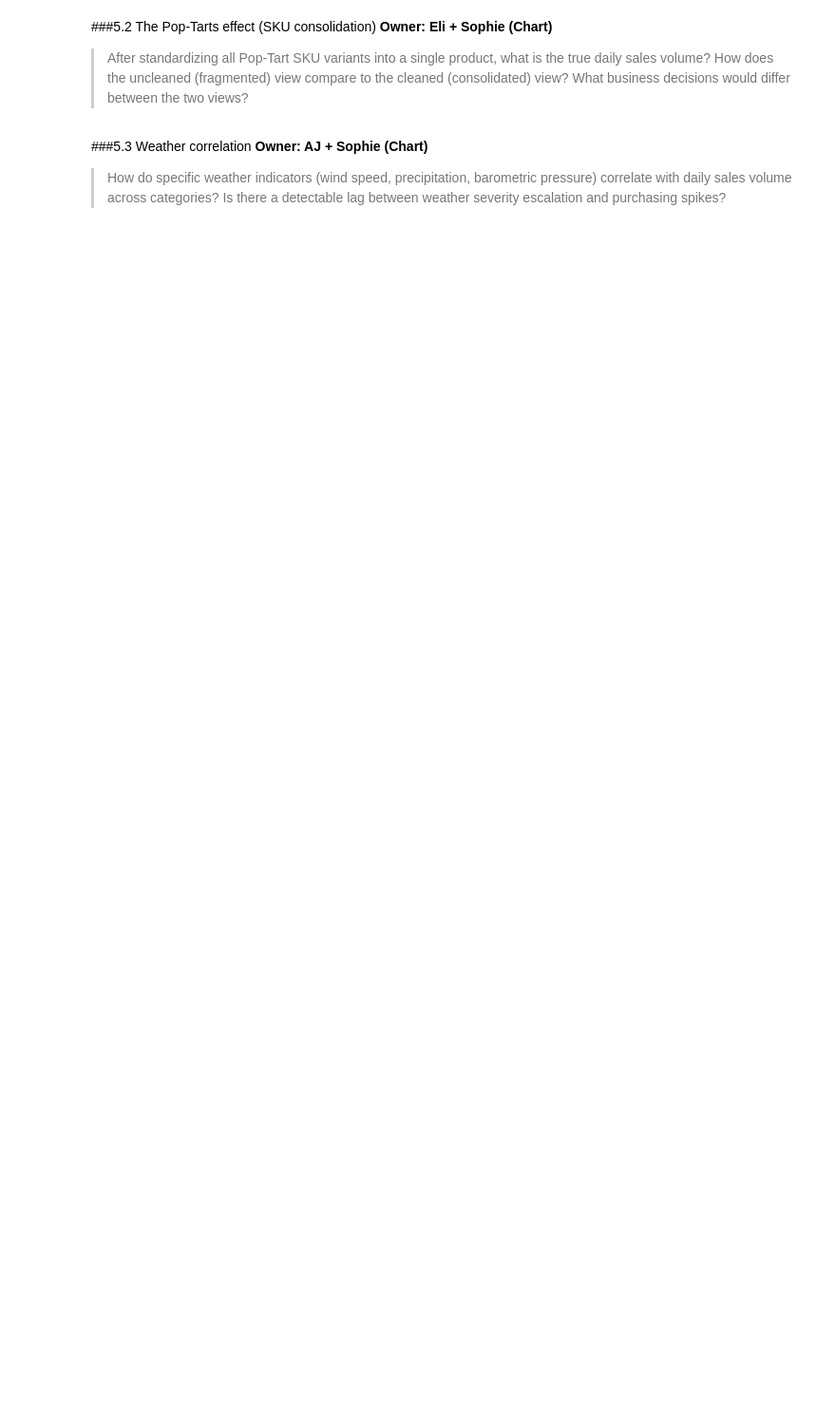
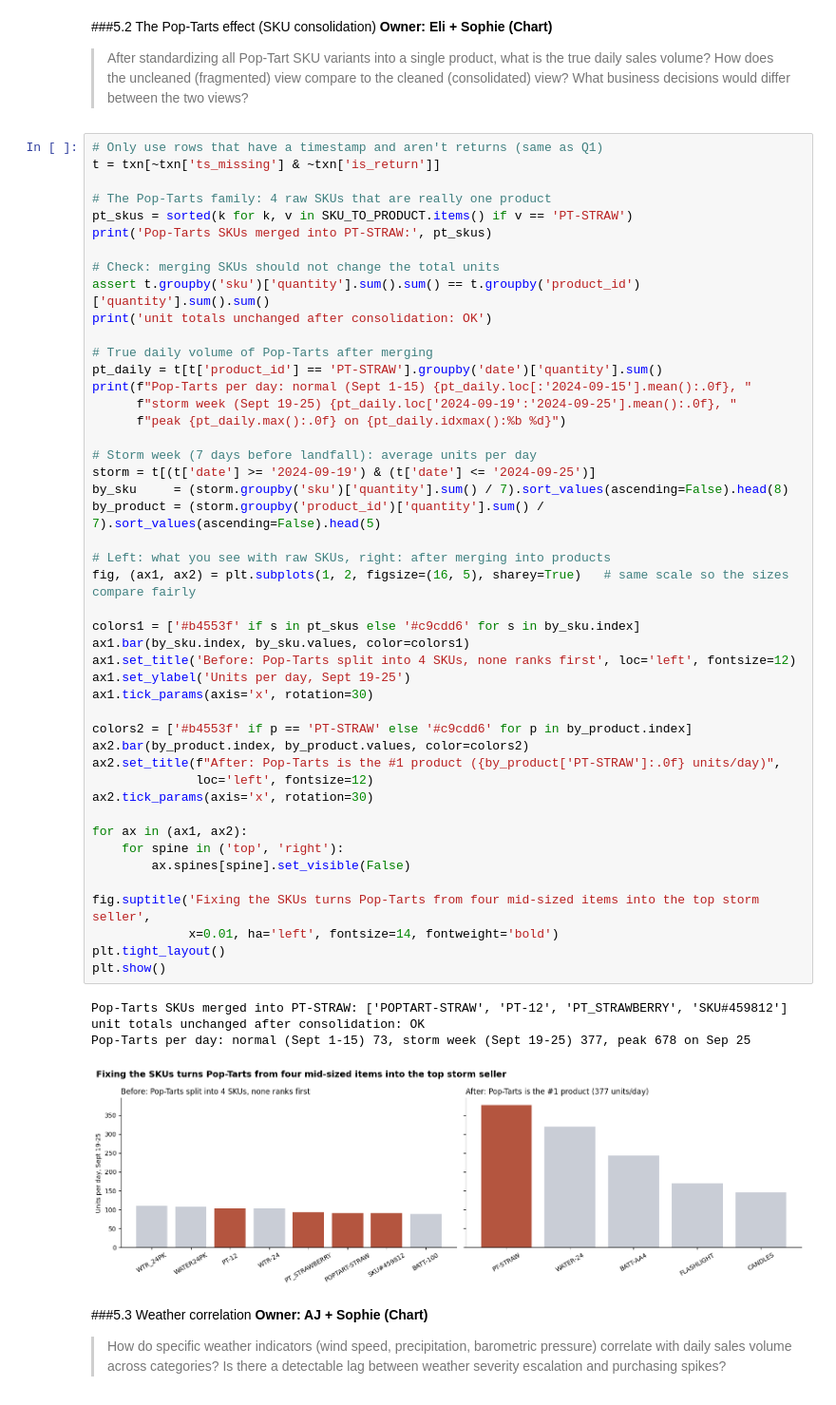
Before and after one commit to elijahschoeniger-cpu/Walmart-Project-1-, a Jupyter notebook: notebooks/team_notebook.ipynb, the cells around one changed output. Shown at 95% size. Drawn from its saved outputs; the diff is of its cells as text; blank space fills up the shorter version.

```diff
--- a/notebooks/team_notebook.ipynb
+++ b/notebooks/team_notebook.ipynb
@@ -914,6 +986,57 @@ Five questions, each with code, a chart, and a written answer.
 **Owner: Eli + Sophie (Chart)**
 
 > After standardizing all Pop-Tart SKU variants into a single product, what is the true daily sales volume? How does the uncleaned (fragmented) view compare to the cleaned (consolidated) view? What business decisions would differ between the two views?
+# %%
+# Only use rows that have a timestamp and aren't returns (same as Q1)
+t = txn[~txn['ts_missing'] & ~txn['is_return']]
+
+# The Pop-Tarts family: 4 raw SKUs that are really one product
+pt_skus = sorted(k for k, v in SKU_TO_PRODUCT.items() if v == 'PT-STRAW')
+print('Pop-Tarts SKUs merged into PT-STRAW:', pt_skus)
+
+# Check: merging SKUs should not change the total units
+assert t.groupby('sku')['quantity'].sum().sum() == t.groupby('product_id')['quantity'].sum().sum()
+print('unit totals unchanged after consolidation: OK')
+
+# True daily volume of Pop-Tarts after merging
+pt_daily = t[t['product_id'] == 'PT-STRAW'].groupby('date')['quantity'].sum()
+print(f"Pop-Tarts per day: normal (Sept 1-15) {pt_daily.loc[:'2024-09-15'].mean():.0f}, "
+      f"storm week (Sept 19-25) {pt_daily.loc['2024-09-19':'2024-09-25'].mean():.0f}, "
+      f"peak {pt_daily.max():.0f} on {pt_daily.idxmax():%b %d}")
+
+# Storm week (7 days before landfall): average units per day
+storm = t[(t['date'] >= '2024-09-19') & (t['date'] <= '2024-09-25')]
+by_sku     = (storm.groupby('sku')['quantity'].sum() / 7).sort_values(ascending=False).head(8)
+by_product = (storm.groupby('product_id')['quantity'].sum() / 7).sort_values(ascending=False).head(5)
+
+# Left: what you see with raw SKUs, right: after merging into products
+fig, (ax1, ax2) = plt.subplots(1, 2, figsize=(16, 5), sharey=True)   # same scale so the sizes compare fairly
+
+colors1 = ['#b4553f' if s in pt_skus else '#c9cdd6' for s in by_sku.index]
+ax1.bar(by_sku.index, by_sku.values, color=colors1)
+ax1.set_title('Before: Pop-Tarts split into 4 SKUs, none ranks first', loc='left', fontsize=12)
+ax1.set_ylabel('Units per day, Sept 19-25')
+ax1.tick_params(axis='x', rotation=30)
+
+colors2 = ['#b4553f' if p == 'PT-STRAW' else '#c9cdd6' for p in by_product.index]
+ax2.bar(by_product.index, by_product.values, color=colors2)
+ax2.set_title(f"After: Pop-Tarts is the #1 product ({by_product['PT-STRAW']:.0f} units/day)",
+              loc='left', fontsize=12)
+ax2.tick_params(axis='x', rotation=30)
+
+for ax in (ax1, ax2):
+    for spine in ('top', 'right'):
+        ax.spines[spine].set_visible(False)
+
+fig.suptitle('Fixing the SKUs turns Pop-Tarts from four mid-sized items into the top storm seller',
+             x=0.01, ha='left', fontsize=14, fontweight='bold')
+plt.tight_layout()
+plt.show()
+# %% [output]
+Pop-Tarts SKUs merged into PT-STRAW: ['POPTART-STRAW', 'PT-12', 'PT_STRAWBERRY', 'SKU#459812']
+unit totals unchanged after consolidation: OK
+Pop-Tarts per day: normal (Sept 1-15) 73, storm week (Sept 19-25) 377, peak 678 on Sep 25
+[figure, added]
 # %% [markdown]
 ###5.3 Weather correlation
 **Owner: AJ + Sophie (Chart)**
```
Also changed, not shown: parts of 23 cells of this notebook.
